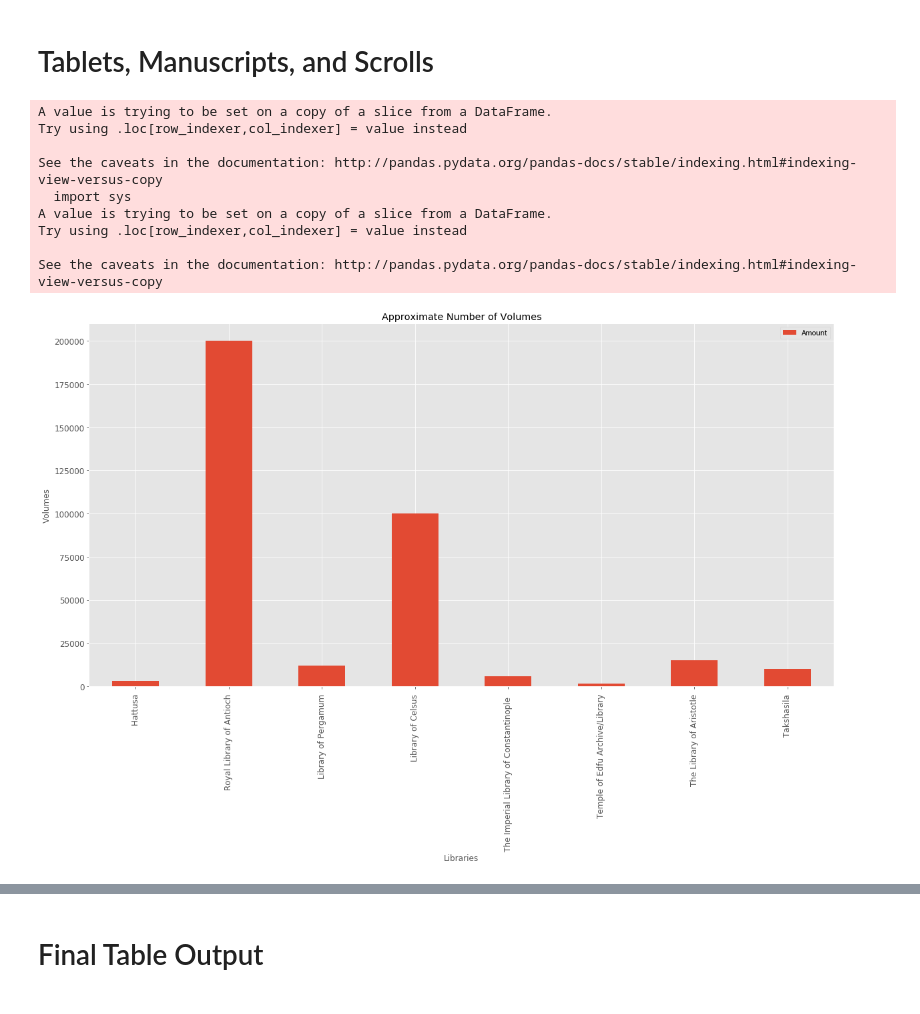
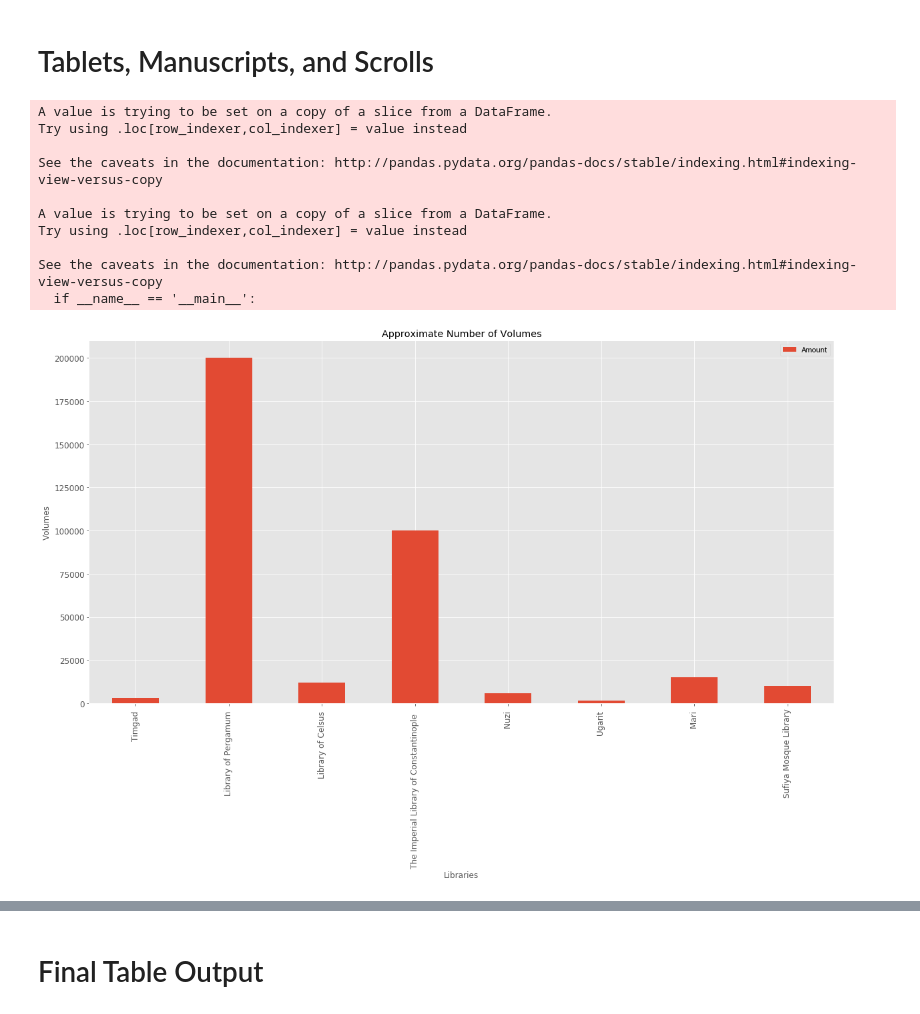
Before and after one commit to Data-HistoryLovers/Hist_Blogs, a Jupyter notebook: Hist01_AncientLibraries.ipynb, the cells around one changed output, grey strips where cells are left out. Cells and saved outputs as stored; diff of their text form; code cells hidden in the pictures.

```diff
--- a/Hist01_AncientLibraries.ipynb
+++ b/Hist01_AncientLibraries.ipynb
@@ -438,32 +542,35 @@ plt.show()
 # %% [markdown]
 # Tablets, Manuscripts, and Scrolls
 # %%
+##using extract and replace.  Create two columns one containing the types of works called Types and the other containing the amounts called Amounts.
 df3['Archives'] = df3['Extra']
 df3['Type'] = df3.Archives.str.extract('(volumes|texts|archives|tablets|scrolls)', expand=True)
 df3['Archives'] = df3['Extra'].str.replace(',','')
 df3['Amount'] = df3['Archives'].str.extract('(\d+)', expand=False)
 df3['Amount'] = df3['Amount'].str.replace('19','')
 Archives = df3.dropna(subset=['Type'])
 Archives['Amount'] = pd.to_numeric(Archives['Amount'], errors='coerce')
 Archives['Start_Date_Y'] = pd.to_numeric(Archives['Start_Date_Y'], errors='coerce')
 Archives = Archives.dropna(subset=['Amount'])
 Archives2 = Archives.filter(['Library', 'Type', 'Amount'])
-ax = Archives2.plot(kind='bar', stacked = 'True', title ="Approximate Number of Volumes"
+Archives2
+ax = Archives2.plot(kind='bar',title ="Approximate Number of Volumes"
                         ,figsize=(20, 10),legend=True, fontsize=12)
 ax.set_xlabel("Libraries",fontsize=12)
 ax.set_ylabel("Volumes",fontsize=12)
-ax.set_xticklabels(date_compare3['Library'], rotation=90)
+ax.set_xticklabels(Archives2['Library'], rotation=90)
 plt.savefig('Volumes')
 plt.show()
 # %% [output]
 A value is trying to be set on a copy of a slice from a DataFrame.
 Try using .loc[row_indexer,col_indexer] = value instead
 
 See the caveats in the documentation: http://pandas.pydata.org/pandas-docs/stable/indexing.html#indexing-view-versus-copy
-  import sys
+
 A value is trying to be set on a copy of a slice from a DataFrame.
 Try using .loc[row_indexer,col_indexer] = value instead
 
 See the caveats in the documentation: http://pandas.pydata.org/pandas-docs/stable/indexing.html#indexing-view-versus-copy
+  if __name__ == '__main__':
-[figure, old version]
+[figure, new version]
 # %%
```
Also changed, not shown: parts of 23 cells of this notebook, 6 other files.
